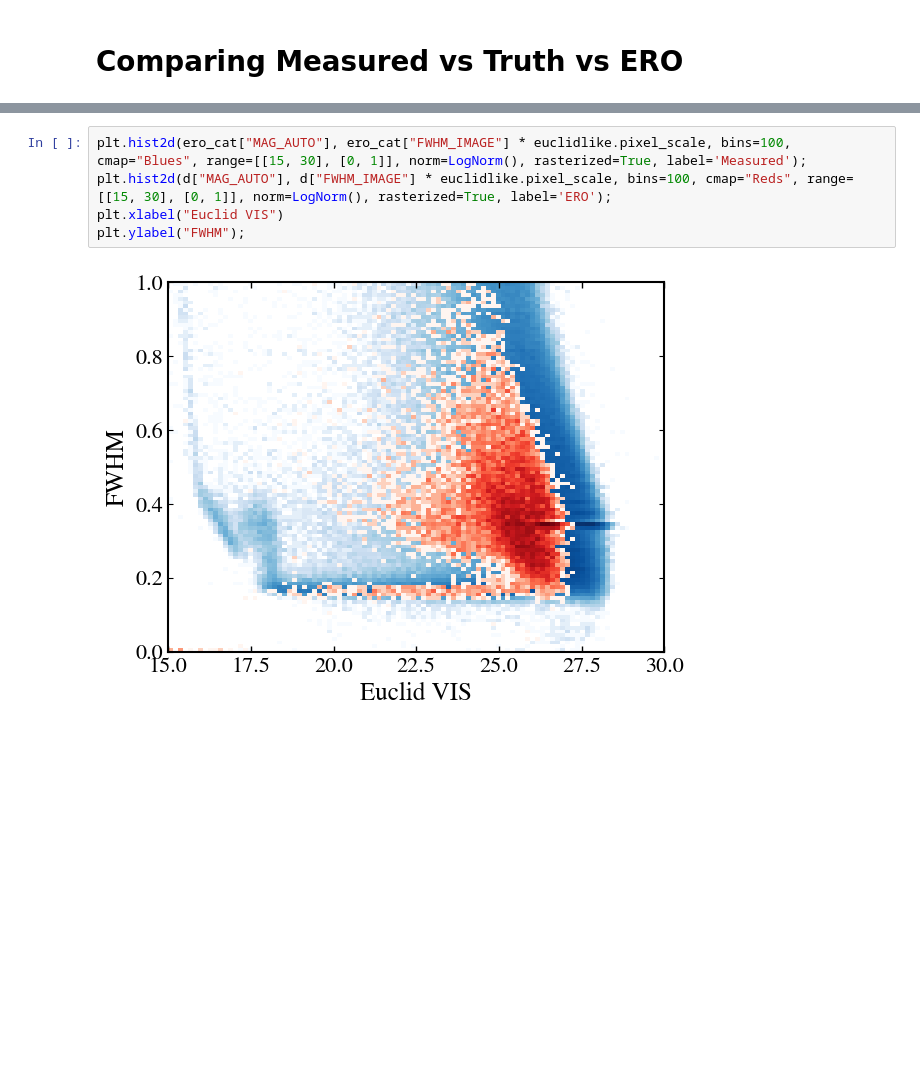
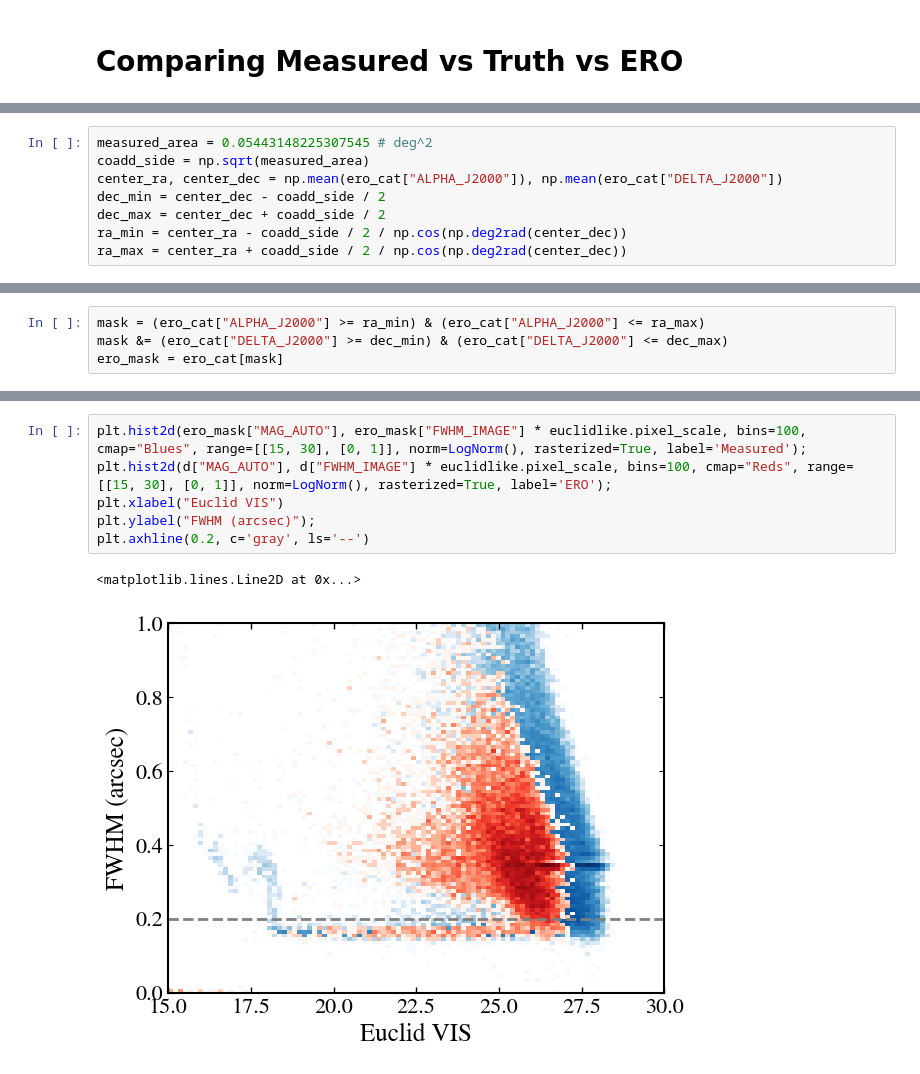
Before and after one commit to GalSim-developers/GalSim-Euclid-Like, a Jupyter notebook: validation/CatalogValidation.ipynb, the cells around one changed output, grey strips where cells are left out. Cells and saved outputs as stored; diff of their text form; blank space fills up the shorter version.

```diff
--- a/validation/CatalogValidation.ipynb
+++ b/validation/CatalogValidation.ipynb
@@ -77,0 +88,8 @@ ero_cat = fits.getdata(ero_cat_path)
+# %%
+measured_area = 0.05443148225307545 # deg^2
+coadd_side = np.sqrt(measured_area)
+center_ra, center_dec = np.mean(ero_cat["ALPHA_J2000"]), np.mean(ero_cat["DELTA_J2000"])
+dec_min = center_dec - coadd_side / 2
+dec_max = center_dec + coadd_side / 2
+ra_min = center_ra - coadd_side / 2 / np.cos(np.deg2rad(center_dec))
+ra_max = center_ra + coadd_side / 2 / np.cos(np.deg2rad(center_dec))
@@ -78 +106,5 @@ ero_cat = fits.getdata(ero_cat_path)
+# %%
+mask = (ero_cat["ALPHA_J2000"] >= ra_min) & (ero_cat["ALPHA_J2000"] <= ra_max)
+mask &= (ero_cat["DELTA_J2000"] >= dec_min) & (ero_cat["DELTA_J2000"] <= dec_max)
+ero_mask = ero_cat[mask]
 # %%
@@ -90,7 +123,9 @@ plt.ylabel('Number density');
 # %%
-plt.hist2d(ero_cat["MAG_AUTO"], ero_cat["FWHM_IMAGE"] * euclidlike.pixel_scale, bins=100, cmap="Blues", range=[[15, 30], [0, 1]], norm=LogNorm(), rasterized=True, label='Measured');
+plt.hist2d(ero_mask["MAG_AUTO"], ero_mask["FWHM_IMAGE"] * euclidlike.pixel_scale, bins=100, cmap="Blues", range=[[15, 30], [0, 1]], norm=LogNorm(), rasterized=True, label='Measured');
 plt.hist2d(d["MAG_AUTO"], d["FWHM_IMAGE"] * euclidlike.pixel_scale, bins=100, cmap="Reds", range=[[15, 30], [0, 1]], norm=LogNorm(), rasterized=True, label='ERO');
 plt.xlabel("Euclid VIS")
-plt.ylabel("FWHM");
+plt.ylabel("FWHM (arcsec)");
+plt.axhline(0.2, c='gray', ls='--')
 # %% [output]
+<matplotlib.lines.Line2D at 0x...>
-[figure, old version]
+[figure, new version]
```
Also changed, not shown: parts of 9 cells of this notebook.
